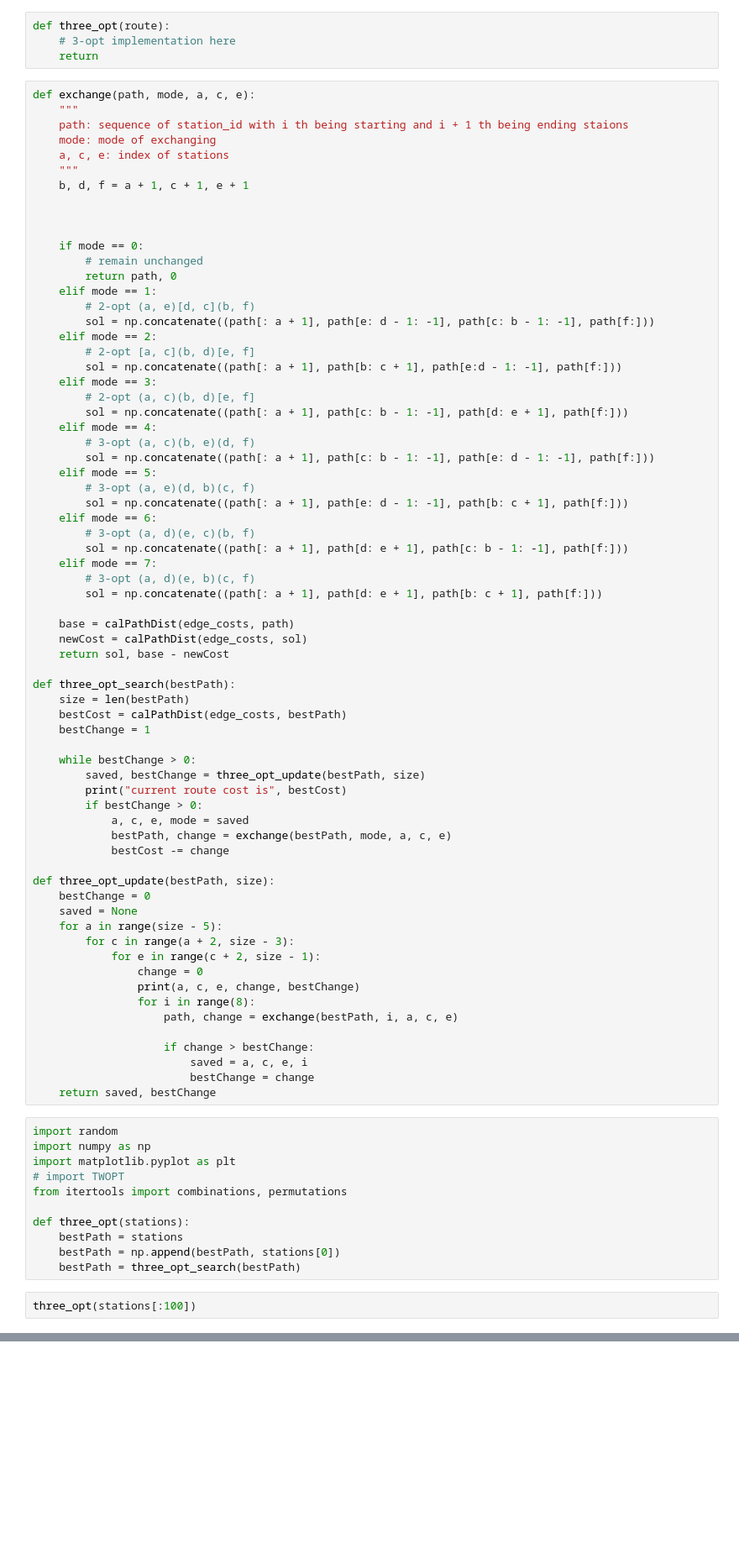
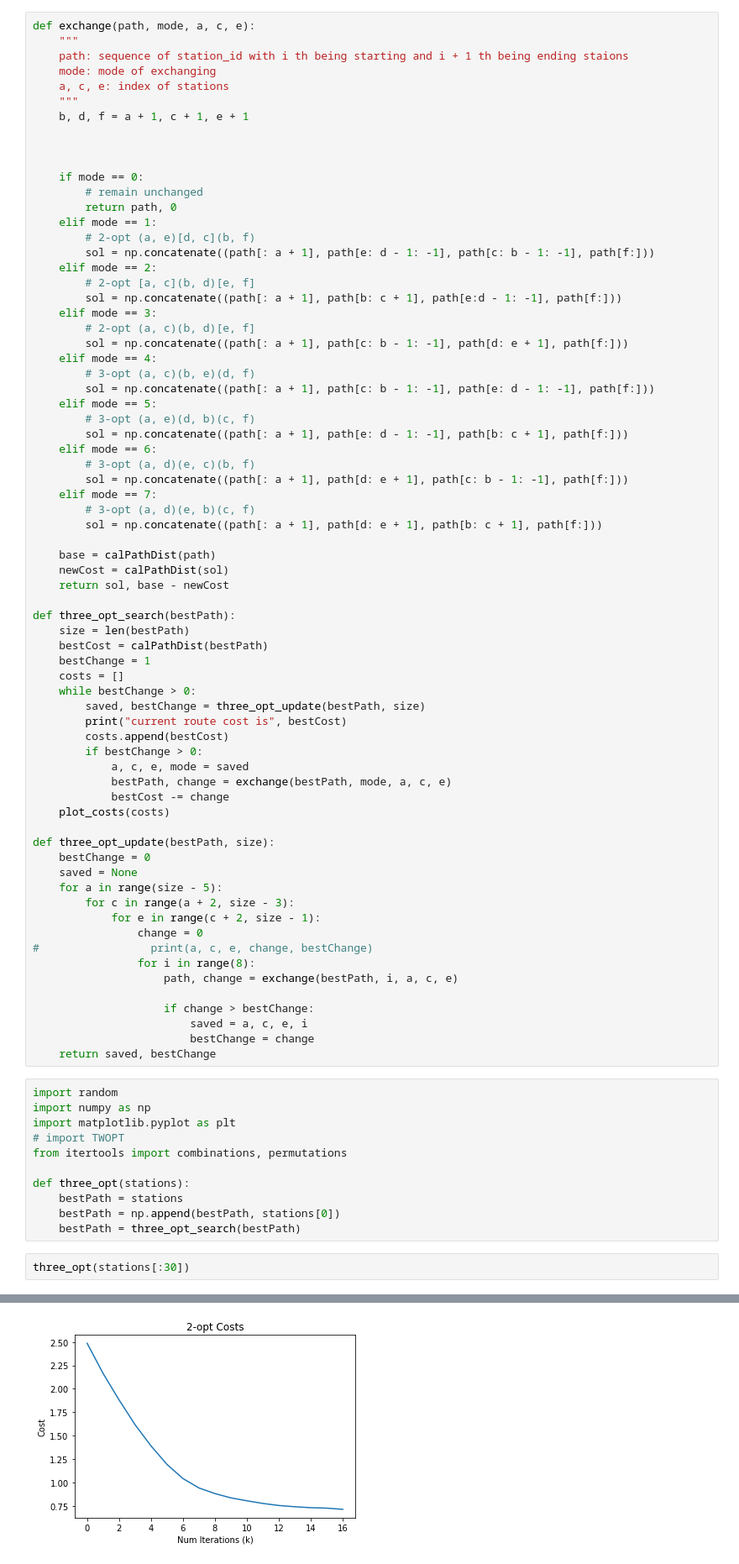
Before and after one commit to donallw/CitiBike-TSP, a Jupyter notebook: CitiBikeTSP.ipynb, the cells around one changed output, grey strips where cells are left out. Shown at 84% size. Saved outputs shown, nothing was run; the diff lists cells and outputs as text; blank space fills up the shorter version.

```diff
--- a/CitiBikeTSP.ipynb
+++ b/CitiBikeTSP.ipynb
@@ -497,10 +566,6 @@ two_opt(stations)
 # %% [markdown]
 #### 3-opt Algorithm
 3-opt analysis involves deleting 3 connections (or edges) in a network (or tour), to create 3 sub-tours. Then the 7 different ways of reconnecting the network are analysed to find the optimum one. This process is then repeated for a different set of 3 connections, until all possible combinations have been tried in a network. A single execution of 3-opt has a time complexity of $O(n^{3})$.
-# %%
-def three_opt(route):
-    # 3-opt implementation here
-    return
 # %%
 def exchange(path, mode, a, c, e):
     """
@@ -537,22 +602,24 @@ def exchange(path, mode, a, c, e):
         # 3-opt (a, d)(e, b)(c, f)
         sol = np.concatenate((path[: a + 1], path[d: e + 1], path[b: c + 1], path[f:]))
 
-    base = calPathDist(edge_costs, path)
-    newCost = calPathDist(edge_costs, sol)
+    base = calPathDist(path)
+    newCost = calPathDist(sol)
     return sol, base - newCost
 
 def three_opt_search(bestPath):
     size = len(bestPath)
-    bestCost = calPathDist(edge_costs, bestPath)
+    bestCost = calPathDist(bestPath)
     bestChange = 1
-
+    costs = []
     while bestChange > 0:
         saved, bestChange = three_opt_update(bestPath, size)
         print("current route cost is", bestCost)
+        costs.append(bestCost)
         if bestChange > 0:
             a, c, e, mode = saved
             bestPath, change = exchange(bestPath, mode, a, c, e)
             bestCost -= change
+    plot_costs(costs)
 
 def three_opt_update(bestPath, size):
     bestChange = 0
@@ -561,7 +628,7 @@ def three_opt_update(bestPath, size):
         for c in range(a + 2, size - 3):
             for e in range(c + 2, size - 1):
                 change = 0
-                print(a, c, e, change, bestChange)
+#                 print(a, c, e, change, bestChange)
                 for i in range(8):
                     path, change = exchange(bestPath, i, a, c, e)
 
@@ -581,4 +648,5 @@ def three_opt(stations):
     bestPath = np.append(bestPath, stations[0])
     bestPath = three_opt_search(bestPath)
 # %%
-three_opt(stations[:100])
+three_opt(stations[:30])
+# %% [output]
@@ -585,3 +670,4 @@ three_opt(stations[:100])
+[figure, added]
 # %% [markdown]
 ### Christofides-Serdyukov algorithm
 
```
Also changed, not shown: parts of 11 cells of this notebook.
